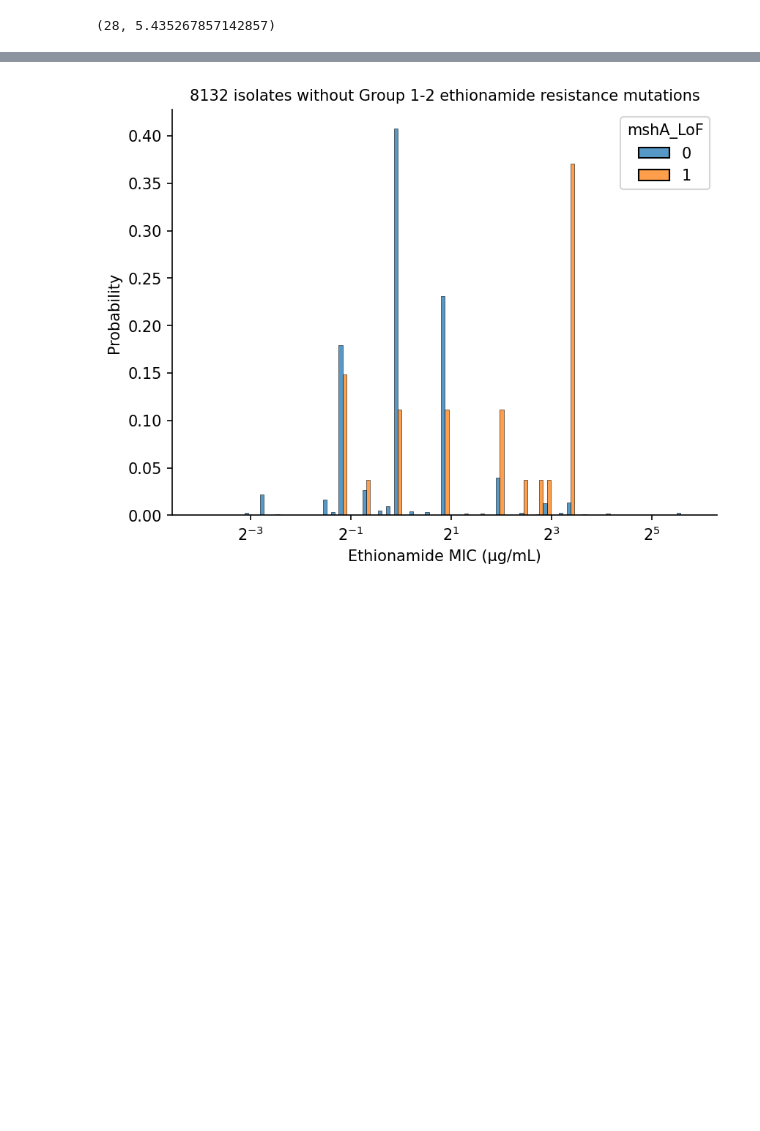
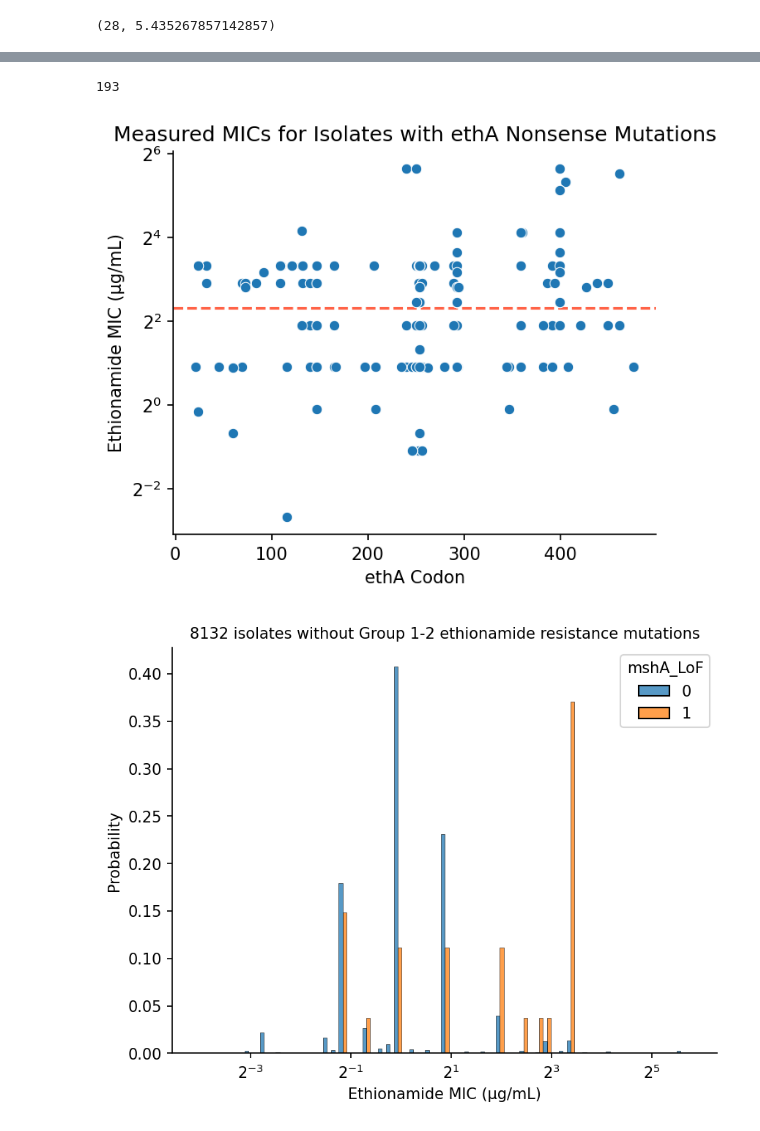
Before and after one commit to sanju99/MtbQuantCNN, a Jupyter notebook: analysis/individual_predictions.ipynb, the cells around one changed output, grey strips where cells are left out. Cells and saved outputs as stored; diff of their text form; code cells hidden in the pictures; blank space fills up the shorter version.

```diff
--- a/analysis/individual_predictions.ipynb
+++ b/analysis/individual_predictions.ipynb
@@ -729,3 +657,29 @@ ETH_isolates_no_Group12 =  ETH_isolates_annotated.query("ROLLINGDB_ID not in @is
+# %%
+ethA_nonsense = ETH_isolates_annotated.query("EFFECT=='stop_gained' & variant != 'stop_gained' & GENE=='ethA'")
+ethA_nonsense['codon'] = ethA_nonsense['variant'].apply(get_variant_number, args=('+'))
+# %%
+ethA_nonsense.ROLLINGDB_ID.nunique()
+# %% [output]
+193
+# %%
+fig, ax = plt.subplots(figsize=(5, 4))
+
+sns.scatterplot(data=ethA_nonsense,
+                x='codon',
+                y='ETH_midpoint'
+               )
+
+plt.axhline(y=5, label='CC = 5 µg/mL', linestyle='--', color='tomato', zorder=0)
+
+plt.xlabel('ethA Codon')
+plt.ylabel('Ethionamide MIC (µg/mL)')
+plt.title('Measured MICs for Isolates with ethA Nonsense Mutations')
+
+plt.yscale('log', base=2)
+sns.despine()
+plt.savefig("./results/Ethionamide/ethA_nonsense_measured_MICs.svg")
+# %% [output]
+[figure, added]
 # %%
 sns.histplot(data=ETH_isolates_no_Group12.drop_duplicates('ROLLINGDB_ID'),
              x='ETH_midpoint',
```
Also changed, not shown: parts of 33 cells of this notebook, 29 other files.
